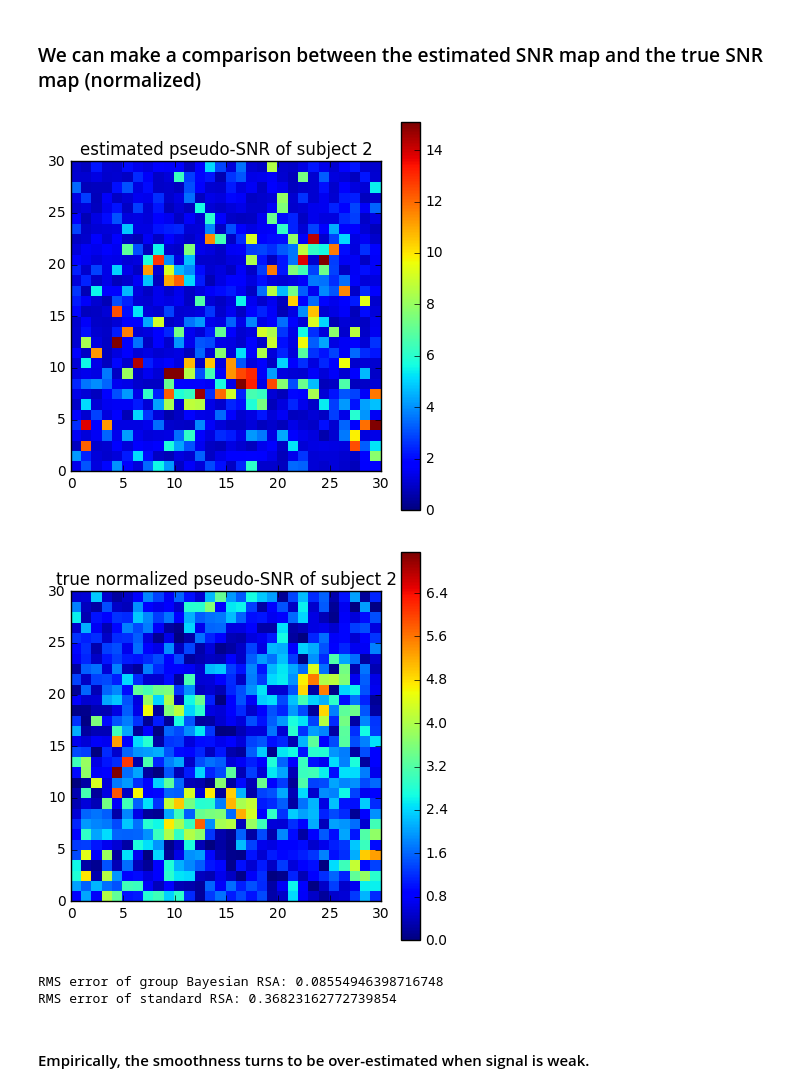
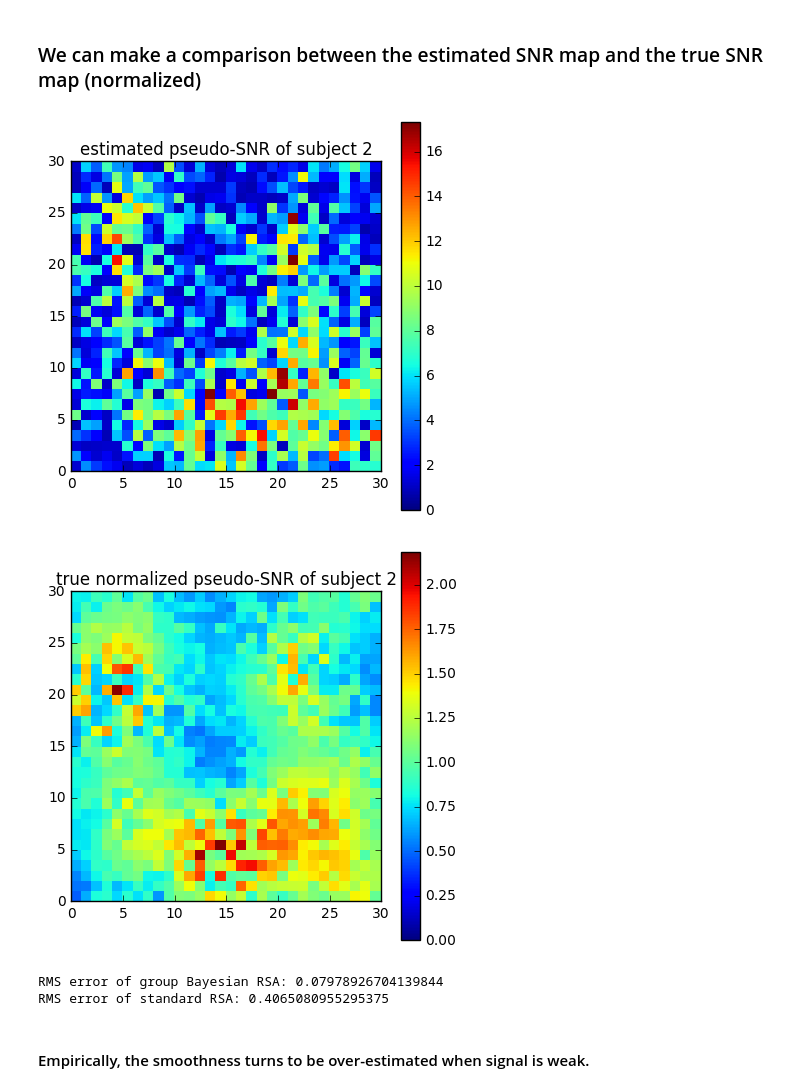
Before and after one commit to brainiak/brainiak, a Jupyter notebook: examples/reprsimil/gbrsa_group_representational_similarity_estimate_example.ipynb, the cells around one changed output. Saved outputs shown, nothing was run; the diff lists cells and outputs as text; code cells hidden in the pictures.

```diff
--- a/examples/reprsimil/gbrsa_group_representational_similarity_estimate_example.ipynb
+++ b/examples/reprsimil/gbrsa_group_representational_similarity_estimate_example.ipynb
@@ -179,18 +179,18 @@ plt.show()
 L_full = np.linalg.cholesky(ideal_cov)
 
 # generating signal
-snr_level = np.arange(0.2, 0.2+0.2*n_subj, 0.2)
+snr_level = np.random.rand(n_subj) * 0.4 + 0.1
 # Notice that accurately speaking this is not SNR.
 # The magnitude of signal depends not only on beta but also on x.
 # (noise_level*snr_level)**2 is the factor multiplied
 # with ideal_cov to form the covariance matrix from which
 # the response amplitudes (beta) of a voxel are drawn from.
 
-tau = np.arange(0.2, 0.2+0.2*n_subj, 0.2)
+tau = np.random.rand(n_subj) * 0.4 + 0.1
 # magnitude of Gaussian Process from which the log(SNR) is drawn
-smooth_width = np.arange(3.0, 3.0+0.5*n_subj, 0.5)
+smooth_width = np.random.rand(n_subj) * 5.0 + 3.0
 # spatial length scale of the Gaussian Process, unit: voxel
-inten_kernel = np.arange(4.0, 4.0+0.5*n_subj, 0.5)
+inten_kernel = np.random.rand(n_subj) * 10.0 + 4.0
 # intensity length scale of the Gaussian Process
 # Slightly counter-intuitively, if this parameter is very large,
 # say, much larger than the range of intensities of the voxels,
@@ -221,8 +221,8 @@ for subj in range(n_subj):
     # A tiny amount is added to the diagonal of
     # the GP covariance matrix to make sure it can be inverted
     L = np.linalg.cholesky(K)
-    # snr = np.exp(np.dot(L, np.random.randn(n_V))) * snr_level
-    snr[subj] = np.abs(np.dot(L, np.random.randn(n_V[subj]))) * snr_level[subj]
+    snr[subj] = np.exp(np.dot(L, np.random.randn(n_V[subj]))) * snr_level[subj]
+#     snr[subj] = np.abs(np.dot(L, np.random.randn(n_V[subj]))) * snr_level[subj]
     sqrt_v = noise_level[subj] * snr[subj]
     betas_simulated[subj] = np.dot(L_full, np.random.randn(n_C, n_V[subj])) * sqrt_v
     signal[subj] = np.dot(design[subj].design_task, betas_simulated[subj])
@@ -230,6 +230,7 @@ for subj in range(n_subj):
 
     Y[subj] = signal[subj] + noise[subj] + inten
     # The data to be fed to the program.
+
 
 
 fig = plt.figure(num=None, figsize=(4, 4), dpi=100)
@@ -240,40 +241,46 @@ ax.set_aspect(1)
 plt.title('pseudo-SNR in a square "ROI"')
 plt.show()
 
-idx = np.argmin(np.abs(snr[0] - np.median(snr[0])))
+snr_all = np.concatenate(snr)
+idx = np.argmin(np.abs(snr_all - np.median(snr_all)))
+session = np.min(np.where(idx - np.cumsum(n_V) < 0))
+
+idx = idx - np.cumsum(np.concatenate([[0], n_V]))[session]
 # choose a voxel of medium level SNR.
 fig = plt.figure(num=None, figsize=(12, 4), dpi=150,
                  facecolor='w', edgecolor='k')
-noise_plot, = plt.plot(noise[0][:,idx],'g')
-signal_plot, = plt.plot(signal[0][:,idx],'b')
+noise_plot, = plt.plot(noise[session][:,idx],'g')
+signal_plot, = plt.plot(signal[session][:,idx],'b')
 plt.legend([noise_plot, signal_plot], ['noise', 'signal'])
 plt.title('simulated data in an example voxel'
-          ' with pseudo-SNR of {}'.format(snr[0][idx]))
+          ' with pseudo-SNR of {}'.format(snr[session][idx]))
 plt.xlabel('time')
 plt.show()
 
 fig = plt.figure(num=None, figsize=(12, 4), dpi=150,
                  facecolor='w', edgecolor='k')
-data_plot, = plt.plot(Y[0][:,idx],'r')
+data_plot, = plt.plot(Y[session][:,idx],'r')
 plt.legend([data_plot], ['observed data of the voxel'])
 plt.xlabel('time')
 plt.show()
 
-idx = np.argmin(np.abs(snr[-1] - np.max(snr[-1])))
+idx = np.argmin(np.abs(snr_all - np.max(snr_all)))
+session = np.min(np.where(idx - np.cumsum(n_V) < 0))
+idx = idx - np.cumsum(np.concatenate([[0], n_V]))[session]
 # display the voxel of the highest level SNR.
 fig = plt.figure(num=None, figsize=(12, 4), dpi=150,
                  facecolor='w', edgecolor='k')
-noise_plot, = plt.plot(noise[-1][:,idx],'g')
-signal_plot, = plt.plot(signal[-1][:,idx],'b')
+noise_plot, = plt.plot(noise[session][:,idx],'g')
+signal_plot, = plt.plot(signal[session][:,idx],'b')
 plt.legend([noise_plot, signal_plot], ['noise', 'signal'])
 plt.title('simulated data in the voxel with the highest'
-          ' pseudo-SNR of {} in subject {}'.format(snr[-1][idx], n_subj))
+          ' pseudo-SNR of {} in subject {}'.format(snr[session][idx], n_subj))
 plt.xlabel('time')
 plt.show()
 
 fig = plt.figure(num=None, figsize=(12, 4), dpi=150,
                  facecolor='w', edgecolor='k')
-data_plot, = plt.plot(Y[-1][:,idx],'r')
+data_plot, = plt.plot(Y[session][:,idx],'r')
 plt.legend([data_plot], ['observed data of the voxel'])
 plt.xlabel('time')
 plt.show()
@@ -414,33 +421,33 @@ plt.show()
 # %%
 subj = 2
 
 fig = plt.figure(num=None, figsize=(5, 5), dpi=100)
-plt.pcolor(np.reshape(gbrsa.nSNR_[subj], [ROI_edge[subj], ROI_edge[subj]]), vmin=0, vmax=np.max(gbrsa.nSNR_[subj])*0.6)
+plt.pcolor(np.reshape(gbrsa.nSNR_[subj], [ROI_edge[subj], ROI_edge[subj]]), vmin=0, vmax=np.max(gbrsa.nSNR_[subj])*0.8)
 plt.colorbar()
 ax = plt.gca()
 ax.set_aspect(1)
 ax.set_title('estimated pseudo-SNR of subject {}'.format(subj))
 plt.show()
 
 fig = plt.figure(num=None, figsize=(5, 5), dpi=100)
 plt.pcolor(np.reshape(snr[subj] / np.exp(np.mean(np.log(snr[subj]))),
                       [ROI_edge[subj], ROI_edge[subj]]), vmin=0)
 plt.colorbar()
 ax = plt.gca()
 ax.set_aspect(1)
 ax.set_title('true normalized pseudo-SNR of subject {}'.format(subj))
 plt.show()
 # %% [output]
-[figure, old version]
+[figure, new version]
-[figure, old version]
+[figure, new version]
 # %%
 RMS_GBRSA = np.mean((gbrsa.C_ - ideal_corr)**2)**0.5
 RMS_RSA = np.mean((point_corr - ideal_corr)**2)**0.5
 print('RMS error of group Bayesian RSA: {}'.format(RMS_GBRSA))
 print('RMS error of standard RSA: {}'.format(RMS_RSA))
 # %% [output]
-RMS error of group Bayesian RSA: 0.08554946398716748
-RMS error of standard RSA: 0.36823162772739854
+RMS error of group Bayesian RSA: 0.07978926704139844
+RMS error of standard RSA: 0.4065080955295375
 # %% [markdown]
 #### Empirically, the smoothness turns to be over-estimated when signal is weak.
 # %% [markdown]
```
Also changed, not shown: parts of 8 cells of this notebook, 1 other file.
